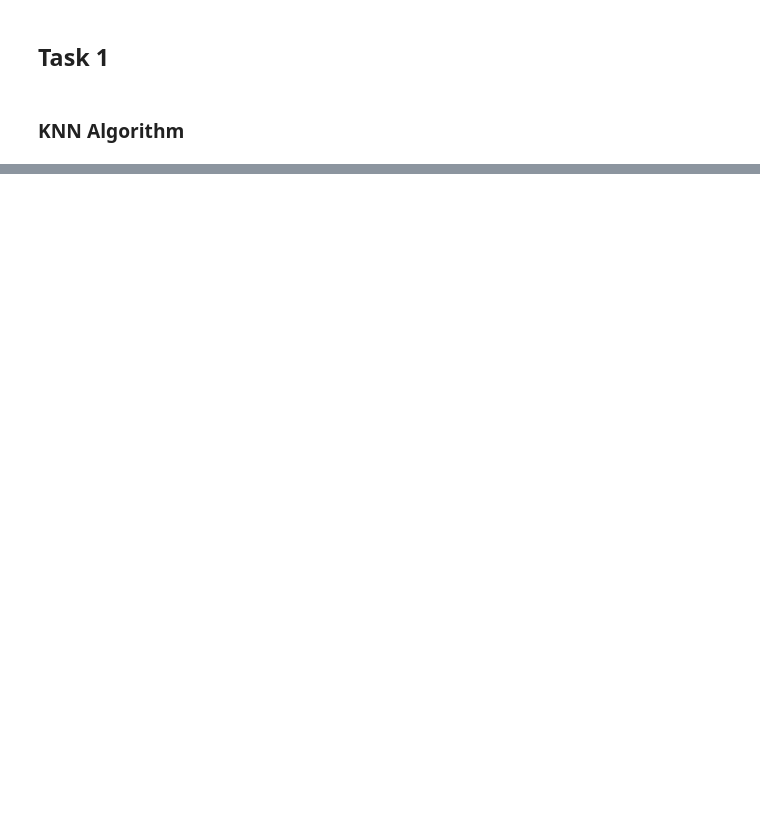
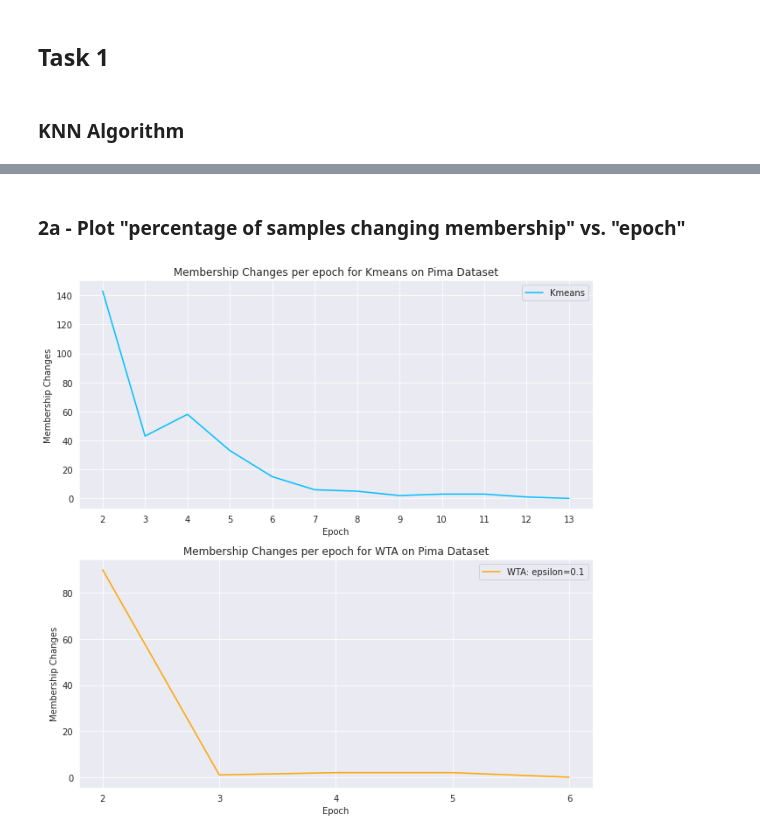
Before and after one commit to drkostas/Machine-Learning-Algorithms, a Jupyter notebook: Project2.ipynb, the cells around one changed output, grey strips where cells are left out. Cells and saved outputs as stored; diff of their text form; code cells hidden in the pictures; blank space fills up the shorter version.

```diff
--- a/Project2.ipynb
+++ b/Project2.ipynb
@@ -184,0 +342,11 @@ pl.Plotter.plot_knn_overall_accuracies(synth_k_range, synth_accuracies, pima_k_r
+# %%
+# WTA for Pima dataset
+epsilon = 0.1
+wta_pima = models.WTA(train_data=pima_tr, seed=1)
+wta_pima.fit()
+wta_pima.predict(test_data=pima_te, epsilon=epsilon)
+# Get statistics and print
+wta_pima_accuracy, wta_pima_classwise_accuracy, \
+    wta_pima_prediction_time, wta_pima_iterations, wta_pima_membership_changes \
+    = wta_pima.get_statistics()
+wta_pima.print_statistics(name='Pima')
@@ -184,0 +359,6 @@ pl.Plotter.plot_knn_overall_accuracies(synth_k_range, synth_accuracies, pima_k_r
+# %% [markdown]
+### 2a - Plot "percentage of samples changing membership" vs. "epoch"
+# %%
+pl.Plotter.plot_membership_changes(kmeans_pima_membership_changes, wta_pima_membership_changes, epsilon)
+# %% [output]
+[figure, added]
```
Also changed, not shown: parts of 27 cells of this notebook, 9 other files.
